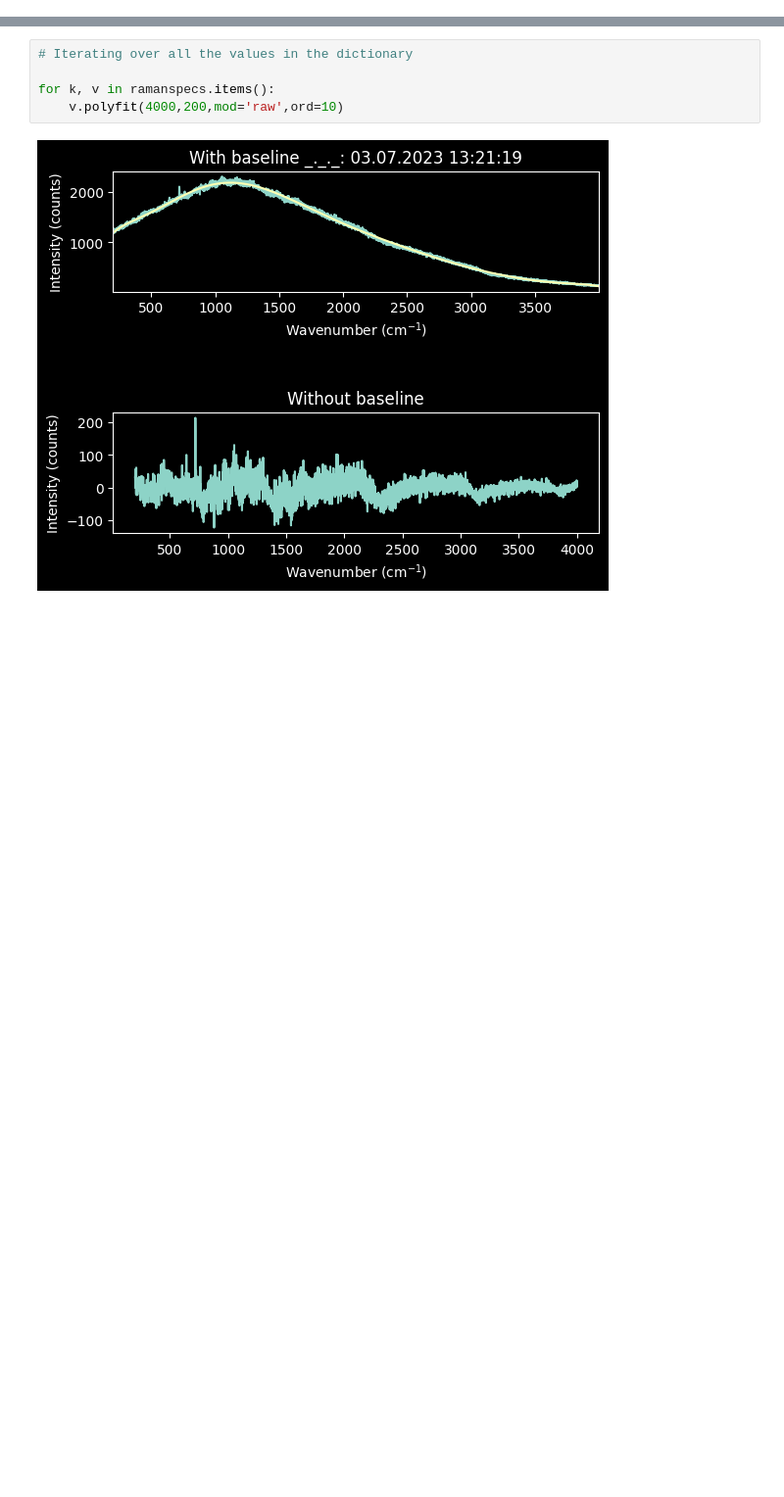
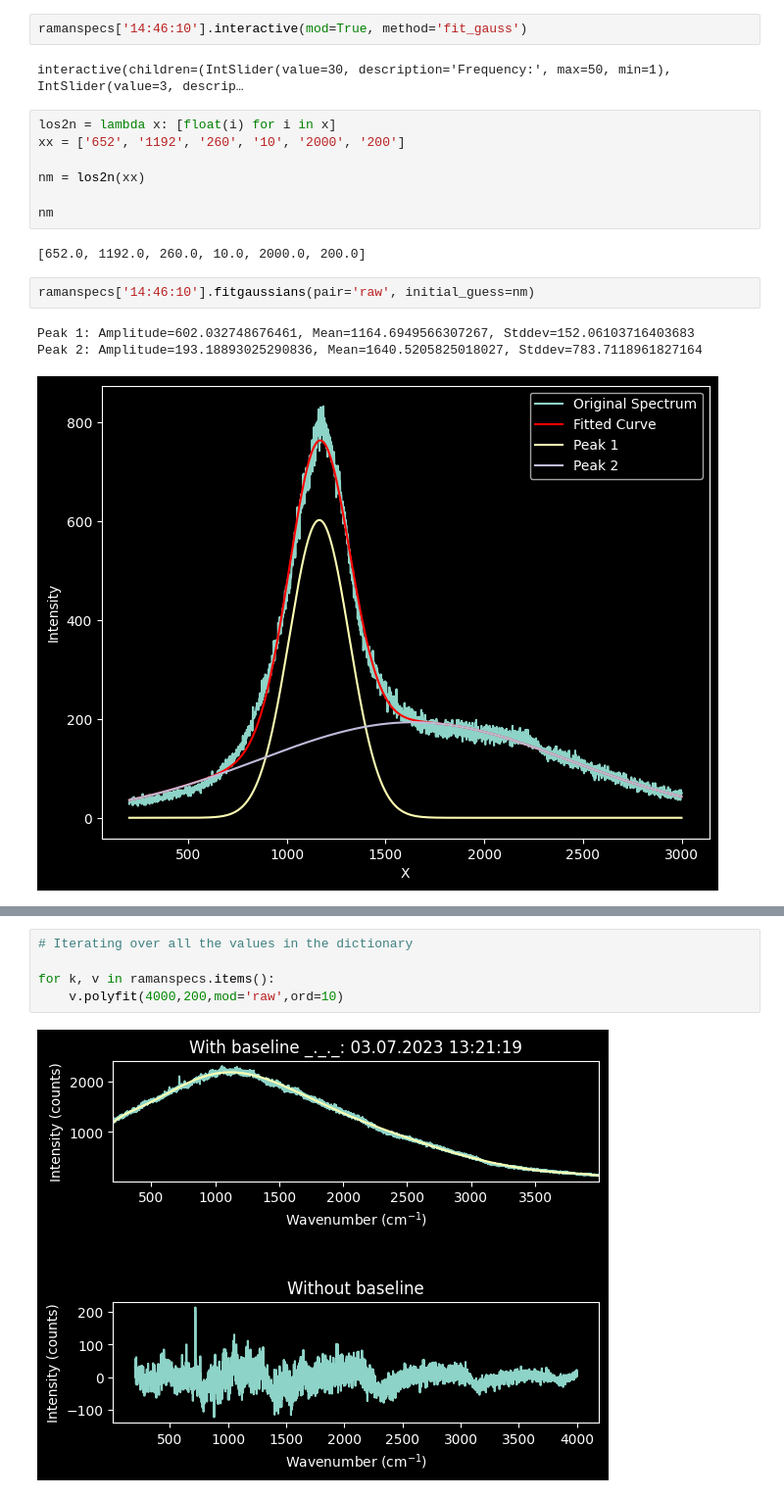
Before and after one commit to oftavira/raman, a Jupyter notebook: enotebook.ipynb, the cells around one changed output, grey strips where cells are left out. Shown at 98% size. Drawn from its saved outputs; the diff is of its cells as text; blank space fills up the shorter version.

```diff
--- a/enotebook.ipynb
+++ b/enotebook.ipynb
@@ -86,0 +95,19 @@ PATH                    ACQUIRED
+# %%
+ramanspecs['14:46:10'].interactive(mod=True, method='fit_gauss')
+# %% [output]
+interactive(children=(IntSlider(value=30, description='Frequency:', max=50, min=1), IntSlider(value=3, descrip…
+# %%
+los2n = lambda x: [float(i) for i in x]
+xx = ['652', '1192', '260', '10', '2000', '200']
+
+nm = los2n(xx)
+
+nm
+# %% [output]
+[652.0, 1192.0, 260.0, 10.0, 2000.0, 200.0]
+# %%
+ramanspecs['14:46:10'].fitgaussians(pair='raw', initial_guess=nm)
+# %% [output]
+Peak 1: Amplitude=602.032748676461, Mean=1164.6949566307267, Stddev=152.06103716403683
+Peak 2: Amplitude=193.18893025290836, Mean=1640.5205825018027, Stddev=783.7118961827164
+[figure, added]
```
Also changed, not shown: parts of 18 cells of this notebook, 1 other file.
